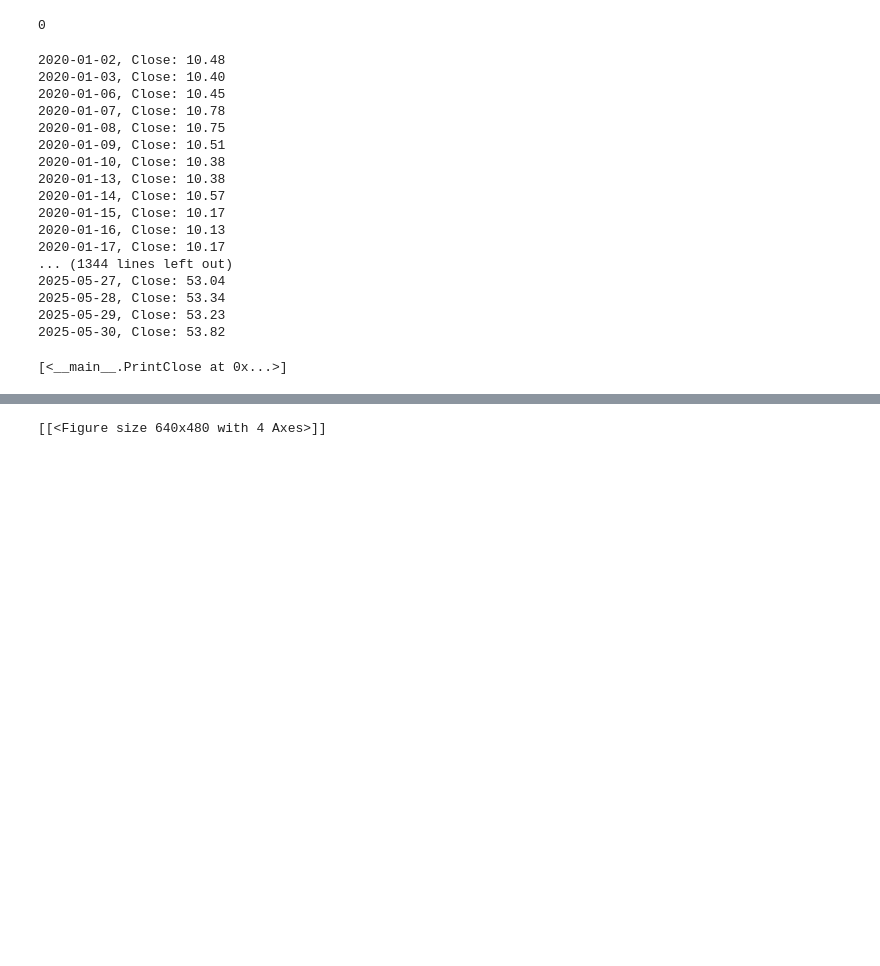
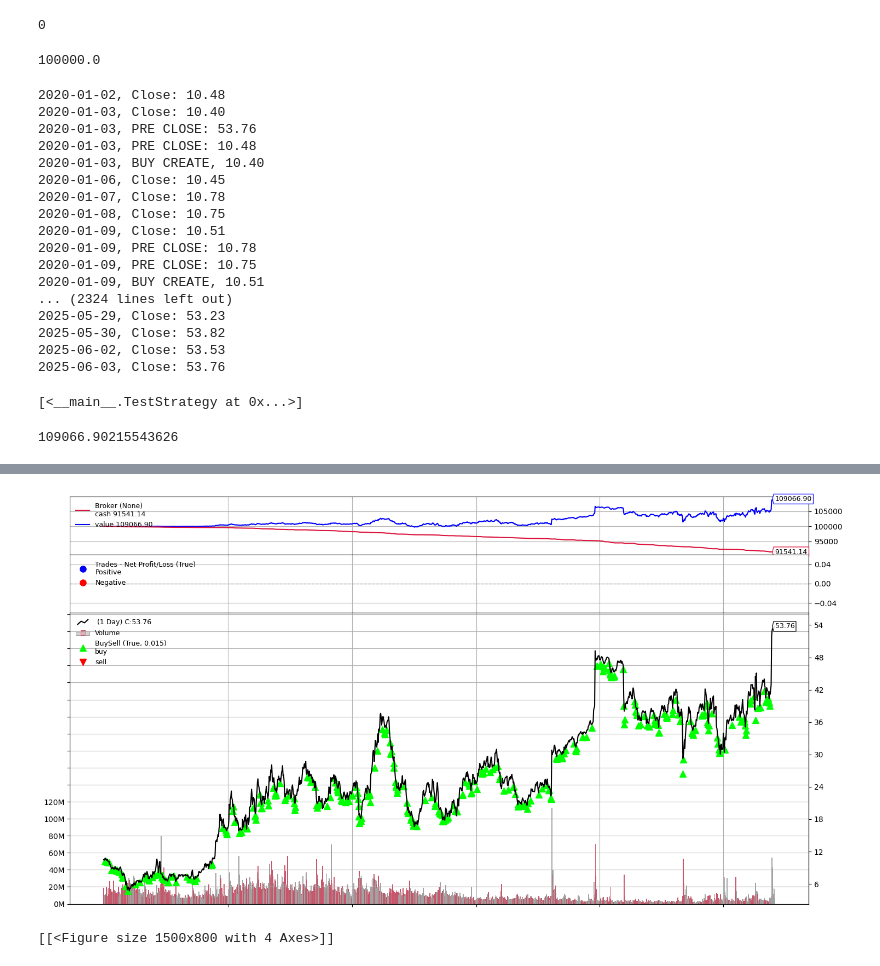
Before and after one commit to vuanhhuyhlqn/stock_predict_trade, a Jupyter notebook: test.ipynb, the cells around one changed output, grey strips where cells are left out. Saved outputs shown, nothing was run; the diff lists cells and outputs as text; code cells hidden in the pictures; blank space fills up the shorter version.

Commit message:
plot and test strategy

```diff
--- a/test.ipynb
+++ b/test.ipynb
@@ -40,8 +41,25 @@ class PrintClose(bt.Strategy):
 
 	def next(self):
 		self.log('Close: {0:.2f}'.format(self.dataclose[0]))
+# %%
+class TestStrategy(bt.Strategy):
+	def log(self, txt):
+		dt=self.datas[0].datetime.date(0)
+		print('{0}, {1}'.format(dt.isoformat(), txt))
+
+	def __init__(self):
+		self.dataclose = self.datas[0].close
+	def next(self):
+		self.log('Close: {0:.2f}'.format(self.dataclose[0]))
+
+		if self.dataclose[0] < self.dataclose[-1]:
+			if self.dataclose[-1] < self.dataclose[-2]:
+				self.log('PRE CLOSE: {0:.2f}'.format(self.dataclose[-2]))
+				self.log('PRE CLOSE: {0:.2f}'.format(self.dataclose[-1]))
+				self.log('BUY CREATE, {0:.2f}'.format(self.dataclose[0]))
+				self.buy()
 # %%
 cerebro.adddata(data)
-cerebro.addstrategy(PrintClose)
+cerebro.addstrategy(TestStrategy)
 # %% [output]
 0
@@ -48,24 +68,35 @@ cerebro.addstrategy(PrintClose)
+# %%
+cerebro.broker.getvalue()
+# %% [output]
+100000.0
 # %%
 cerebro.run()
 # %% [output]
 2020-01-02, Close: 10.48
 2020-01-03, Close: 10.40
+2020-01-03, PRE CLOSE: 53.76
+2020-01-03, PRE CLOSE: 10.48
+2020-01-03, BUY CREATE, 10.40
 2020-01-06, Close: 10.45
 2020-01-07, Close: 10.78
 2020-01-08, Close: 10.75
 2020-01-09, Close: 10.51
-2020-01-10, Close: 10.38
-2020-01-13, Close: 10.38
-2020-01-14, Close: 10.57
-2020-01-15, Close: 10.17
-2020-01-16, Close: 10.13
-2020-01-17, Close: 10.17
-... (1344 lines left out)
-2025-05-27, Close: 53.04
-2025-05-28, Close: 53.34
+2020-01-09, PRE CLOSE: 10.78
+2020-01-09, PRE CLOSE: 10.75
+2020-01-09, BUY CREATE, 10.51
+... (2324 lines left out)
 2025-05-29, Close: 53.23
 2025-05-30, Close: 53.82
+2025-06-02, Close: 53.53
+2025-06-03, Close: 53.76
-[<__main__.PrintClose at 0x...>]
+[<__main__.TestStrategy at 0x...>]
+# %%
+cerebro.broker.getvalue()
+# %% [output]
+109066.90215543626
 # %%
-cerebro.plot()
+
+%matplotlib inline
+plt.rcParams["figure.figsize"] = (15, 8)
+cerebro.plot(iplot=False)
 # %% [output]
@@ -74 +103,2 @@ cerebro.plot()
+[figure, added]
-[[<Figure size 640x480 with 4 Axes>]]
+[[<Figure size 1500x800 with 4 Axes>]]
```
Also changed, not shown: parts of 5 cells of this notebook.
